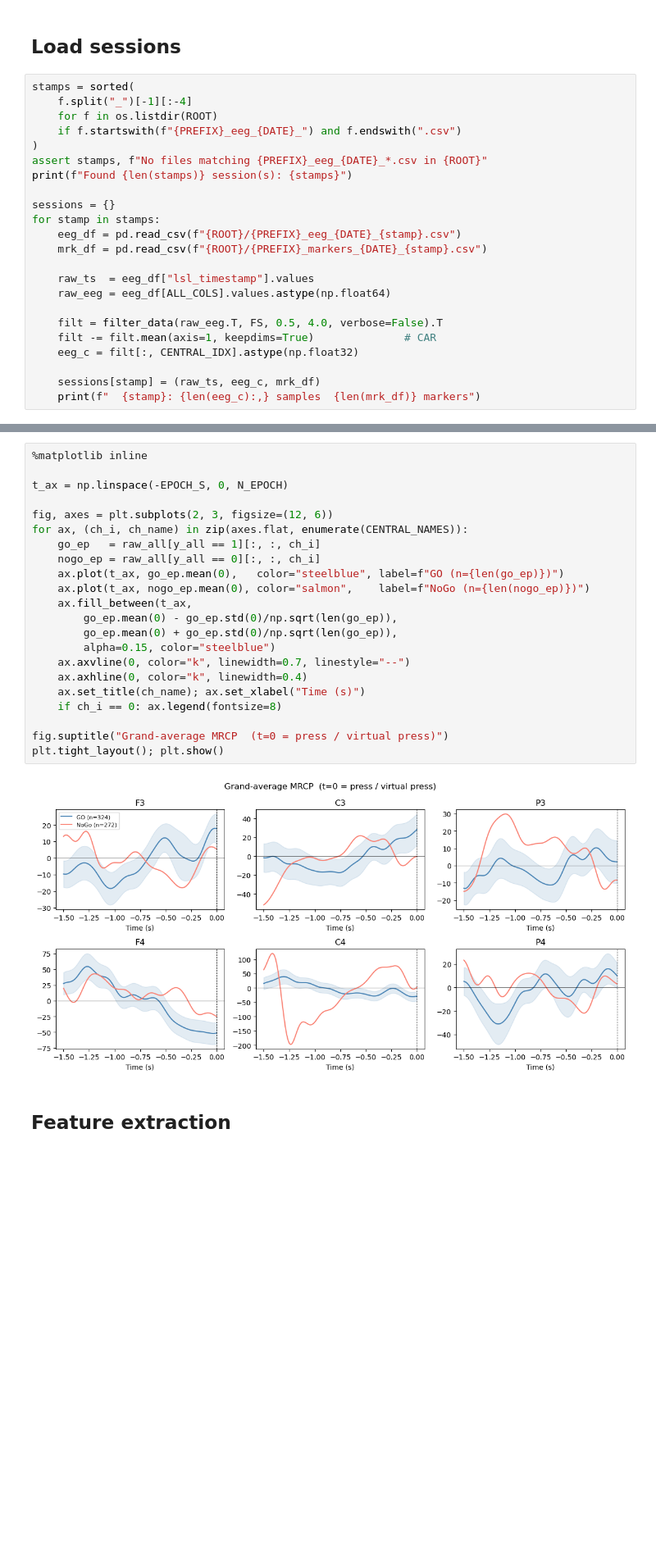
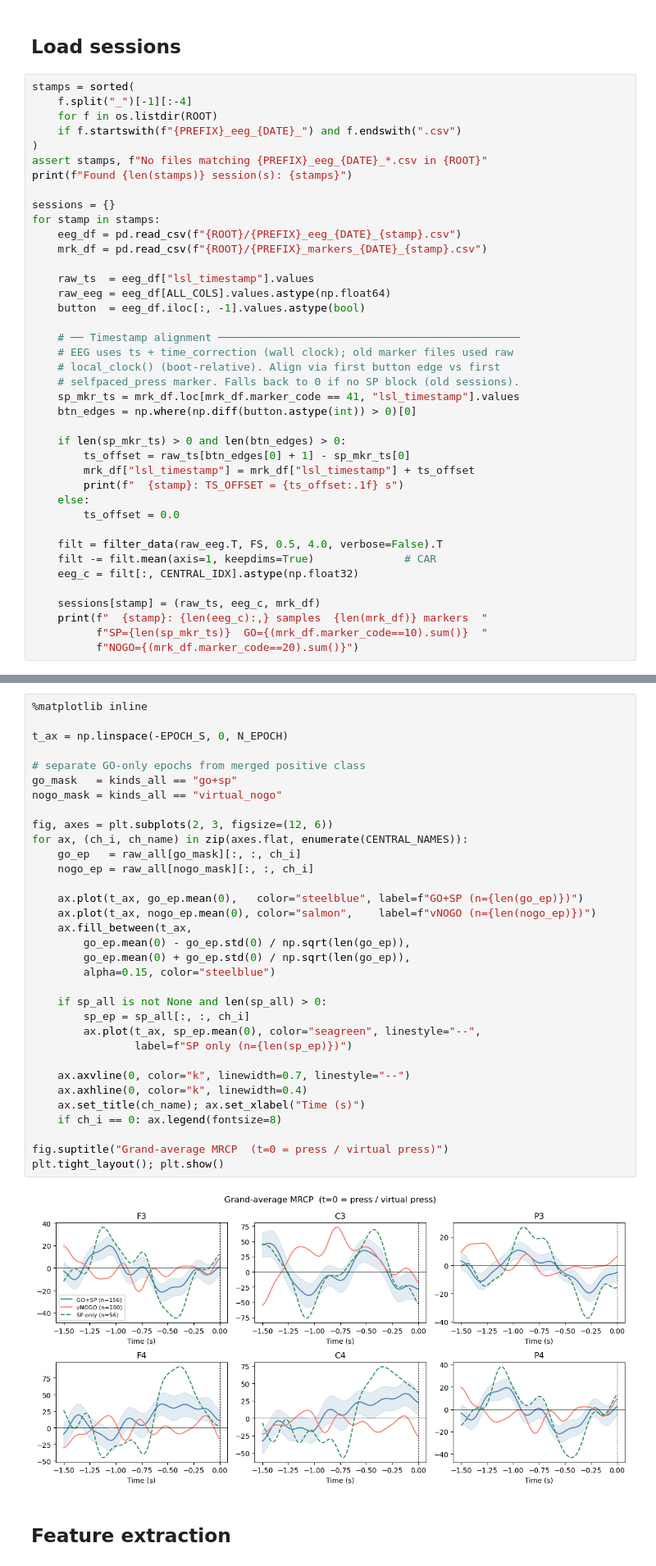
Before and after one commit to ViniciusLima94/EEG, a Jupyter notebook: notebooks/eeg_gng2_classify.ipynb, the cells around one changed output, grey strips where cells are left out. Shown at 82% size. Cells and saved outputs as stored; diff of their text form; blank space fills up the shorter version.

```diff
--- a/notebooks/eeg_gng2_classify.ipynb
+++ b/notebooks/eeg_gng2_classify.ipynb
@@ -60,11 +62,28 @@ for stamp in stamps:
 
     raw_ts  = eeg_df["lsl_timestamp"].values
     raw_eeg = eeg_df[ALL_COLS].values.astype(np.float64)
+    button  = eeg_df.iloc[:, -1].values.astype(bool)
+
+    # ── Timestamp alignment ───────────────────────────────────────────────
+    # EEG uses ts + time_correction (wall clock); old marker files used raw
+    # local_clock() (boot-relative). Align via first button edge vs first
+    # selfpaced_press marker. Falls back to 0 if no SP block (old sessions).
+    sp_mkr_ts = mrk_df.loc[mrk_df.marker_code == 41, "lsl_timestamp"].values
+    btn_edges = np.where(np.diff(button.astype(int)) > 0)[0]
+
+    if len(sp_mkr_ts) > 0 and len(btn_edges) > 0:
+        ts_offset = raw_ts[btn_edges[0] + 1] - sp_mkr_ts[0]
+        mrk_df["lsl_timestamp"] = mrk_df["lsl_timestamp"] + ts_offset
+        print(f"  {stamp}: TS_OFFSET = {ts_offset:.1f} s")
+    else:
+        ts_offset = 0.0
 
     filt = filter_data(raw_eeg.T, FS, 0.5, 4.0, verbose=False).T
     filt -= filt.mean(axis=1, keepdims=True)              # CAR
     eeg_c = filt[:, CENTRAL_IDX].astype(np.float32)
 
     sessions[stamp] = (raw_ts, eeg_c, mrk_df)
-    print(f"  {stamp}: {len(eeg_c):,} samples  {len(mrk_df)} markers")
+    print(f"  {stamp}: {len(eeg_c):,} samples  {len(mrk_df)} markers  "
+          f"SP={len(sp_mkr_ts)}  GO={(mrk_df.marker_code==10).sum()}  "
+          f"NOGO={(mrk_df.marker_code==20).sum()}")
 # %% [output]
@@ -131,27 +181,38 @@ Check for a negative ramp at C3/C4 before t=0.
 # %%
 %matplotlib inline
 
 t_ax = np.linspace(-EPOCH_S, 0, N_EPOCH)
 
+# separate GO-only epochs from merged positive class
+go_mask   = kinds_all == "go+sp"
+nogo_mask = kinds_all == "virtual_nogo"
+
 fig, axes = plt.subplots(2, 3, figsize=(12, 6))
 for ax, (ch_i, ch_name) in zip(axes.flat, enumerate(CENTRAL_NAMES)):
-    go_ep   = raw_all[y_all == 1][:, :, ch_i]
-    nogo_ep = raw_all[y_all == 0][:, :, ch_i]
-    ax.plot(t_ax, go_ep.mean(0),   color="steelblue", label=f"GO (n={len(go_ep)})")
-    ax.plot(t_ax, nogo_ep.mean(0), color="salmon",    label=f"NoGo (n={len(nogo_ep)})")
+    go_ep   = raw_all[go_mask][:, :, ch_i]
+    nogo_ep = raw_all[nogo_mask][:, :, ch_i]
+
+    ax.plot(t_ax, go_ep.mean(0),   color="steelblue", label=f"GO+SP (n={len(go_ep)})")
+    ax.plot(t_ax, nogo_ep.mean(0), color="salmon",    label=f"vNOGO (n={len(nogo_ep)})")
     ax.fill_between(t_ax,
-        go_ep.mean(0) - go_ep.std(0)/np.sqrt(len(go_ep)),
-        go_ep.mean(0) + go_ep.std(0)/np.sqrt(len(go_ep)),
+        go_ep.mean(0) - go_ep.std(0) / np.sqrt(len(go_ep)),
+        go_ep.mean(0) + go_ep.std(0) / np.sqrt(len(go_ep)),
         alpha=0.15, color="steelblue")
+
+    if sp_all is not None and len(sp_all) > 0:
+        sp_ep = sp_all[:, :, ch_i]
+        ax.plot(t_ax, sp_ep.mean(0), color="seagreen", linestyle="--",
+                label=f"SP only (n={len(sp_ep)})")
+
     ax.axvline(0, color="k", linewidth=0.7, linestyle="--")
     ax.axhline(0, color="k", linewidth=0.4)
     ax.set_title(ch_name); ax.set_xlabel("Time (s)")
     if ch_i == 0: ax.legend(fontsize=8)
 
 fig.suptitle("Grand-average MRCP  (t=0 = press / virtual press)")
 plt.tight_layout(); plt.show()
 # %% [output]
-[figure, old version]
+[figure, new version]
 # %% [markdown]
 ## Feature extraction
 # %%
```
Also changed, not shown: parts of 18 cells of this notebook, 2 other files.
